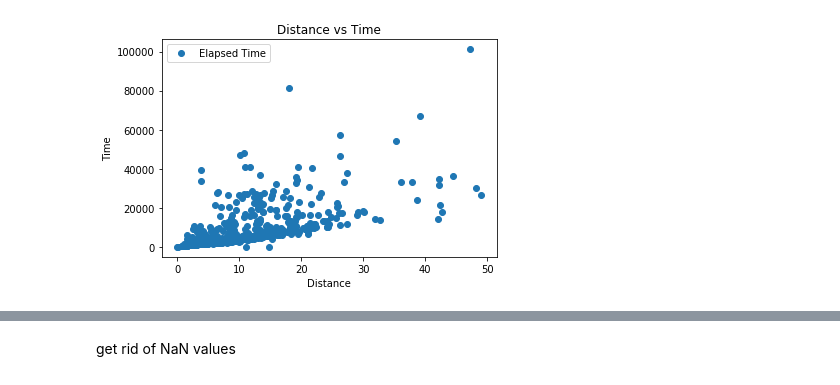
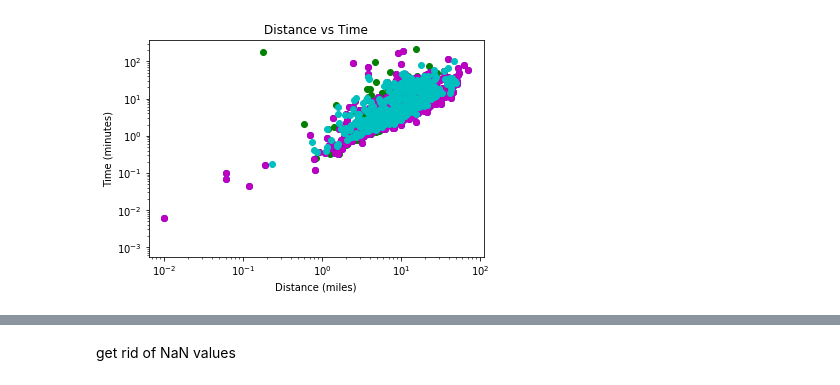
Before and after one commit to yavorska-iryna/IDS-project, a Jupyter notebook: notebooks/EDA_test.ipynb, the cells around one changed output, grey strips where cells are left out. Saved outputs shown, nothing was run; the diff lists cells and outputs as text; code cells hidden in the pictures.

```diff
--- a/notebooks/EDA_test.ipynb
+++ b/notebooks/EDA_test.ipynb
@@ -12,4 +14,5 @@ from sklearn import metrics
 #data = pd.read_csv(data_folder + "activities.csv")
-# %%
-dataset = pd.read_csv("activities.csv", encoding= 'unicode_escape')
-dataset = dataset[dataset['Activity Type'].str.match('Run')]
+# %%
+# get all csv files
+all_files = glob.glob( '*.csv' )
+print(all_files)
@@ -15,0 +21,13 @@ dataset = dataset[dataset['Activity Type'].str.match('Run')]
+# %%
+# merge all csv files and add 'id' variable to identify all ids
+ds = []
+i = 0
+for filename in all_files:
+    i = i + 1
+    dataset = pd.read_csv(filename, encoding= 'unicode_escape')
+    dataset['id'] = i
+    ds.append(dataset)
+datasets = pd.concat(ds, axis=0, ignore_index=True)
+datasets = datasets[datasets['Activity Type'].str.match('Run')]
+datasets['Elapsed Time'] = datasets['Elapsed Time'].div(1000) # convert to minutes
+datasets.describe()
@@ -16,8 +59,15 @@ dataset = dataset[dataset['Activity Type'].str.match('Run')]
 # %%
-dataset.plot(x='Distance', y='Elapsed Time', style='o')
+colors = ['r','g','b','m', 'c', 'k']
+plt.figure()
+for i in datasets['id'].unique():
+    x = datasets[datasets.id == i+1]
+    plt.plot(x['Distance'], x['Elapsed Time'], 'o', color = colors[i])
+
 plt.title('Distance vs Time')
-plt.xlabel('Distance')
-plt.ylabel('Time')
+plt.xlabel('Distance (miles)')
+plt.ylabel('Time (minutes)')
+plt.yscale('log')
+plt.xscale('log')
 plt.show()
 # %% [output]
-[figure, old version]
+[figure, new version]
```
Also changed, not shown: parts of 12 cells of this notebook.
